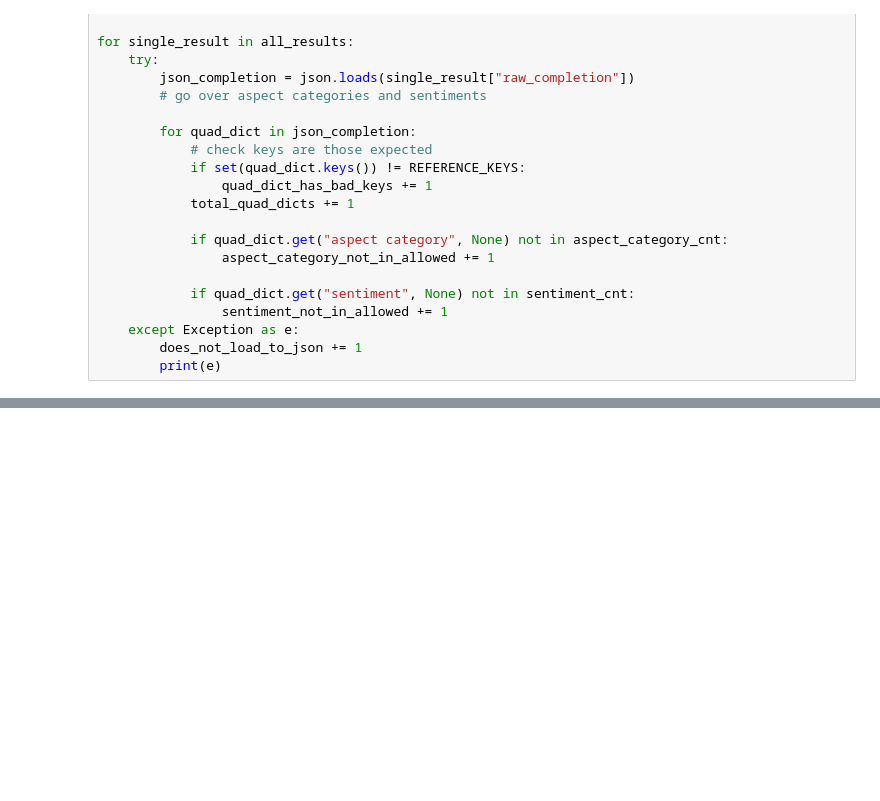
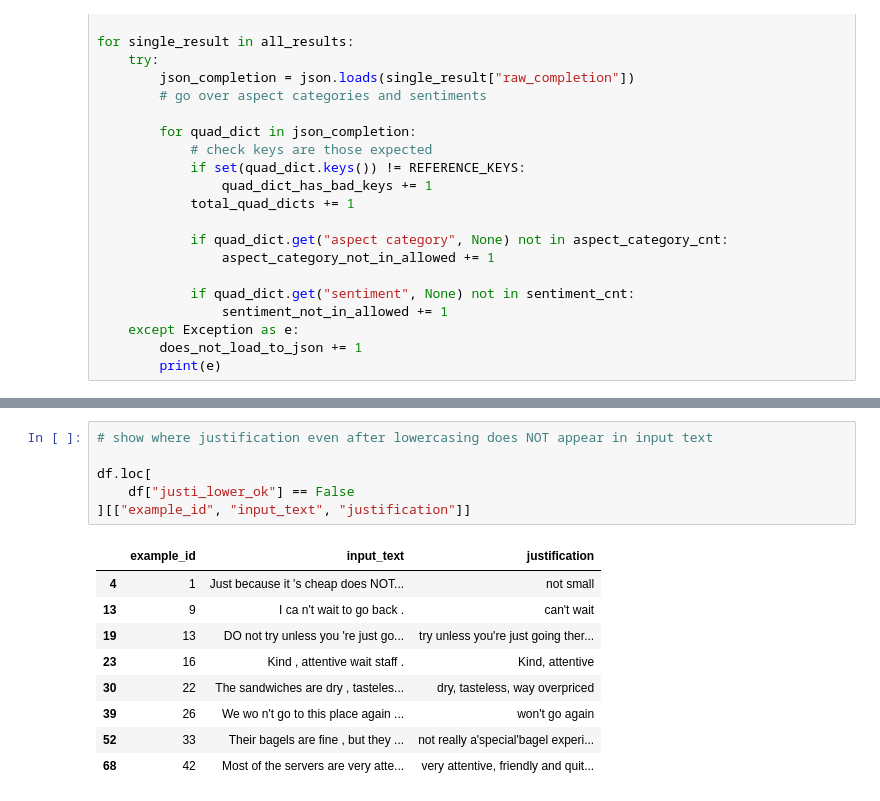
Before and after one commit to benjaminzwhite/kaggle-notebooks, a Jupyter notebook: absa-quad-with-phi3.ipynb, the cells around one changed output, grey strips where cells are left out. Drawn from its saved outputs; the diff is of its cells as text; blank space fills up the shorter version.

```diff
--- a/absa-quad-with-phi3.ipynb
+++ b/absa-quad-with-phi3.ipynb
@@ -401,0 +639,16 @@ which seems to have **lowercased GREAT to great**
+# %%
+# show where justification even after lowercasing does NOT appear in input text
+
+df.loc[
+    df["justi_lower_ok"] == False
+][["example_id", "input_text", "justification"]]
+# %% [output]
+|  | example_id | input_text | justification |
+| 4 | 1 | Just because it 's cheap does NOT... | not small |
+| 13 | 9 | I ca n't wait to go back . | can't wait |
+| 19 | 13 | DO not try unless you 're just go... | try unless you're just going ther... |
+| 23 | 16 | Kind , attentive wait staff . | Kind, attentive |
+| 30 | 22 | The sandwiches are dry , tasteles... | dry, tasteless, way overpriced |
+| 39 | 26 | We wo n't go to this place again ... | won't go again |
+| 52 | 33 | Their bagels are fine , but they ... | not really a'special'bagel experi... |
+| 68 | 42 | Most of the servers are very atte... | very attentive, friendly and quit... |
```
Also changed, not shown: parts of 36 cells of this notebook.
